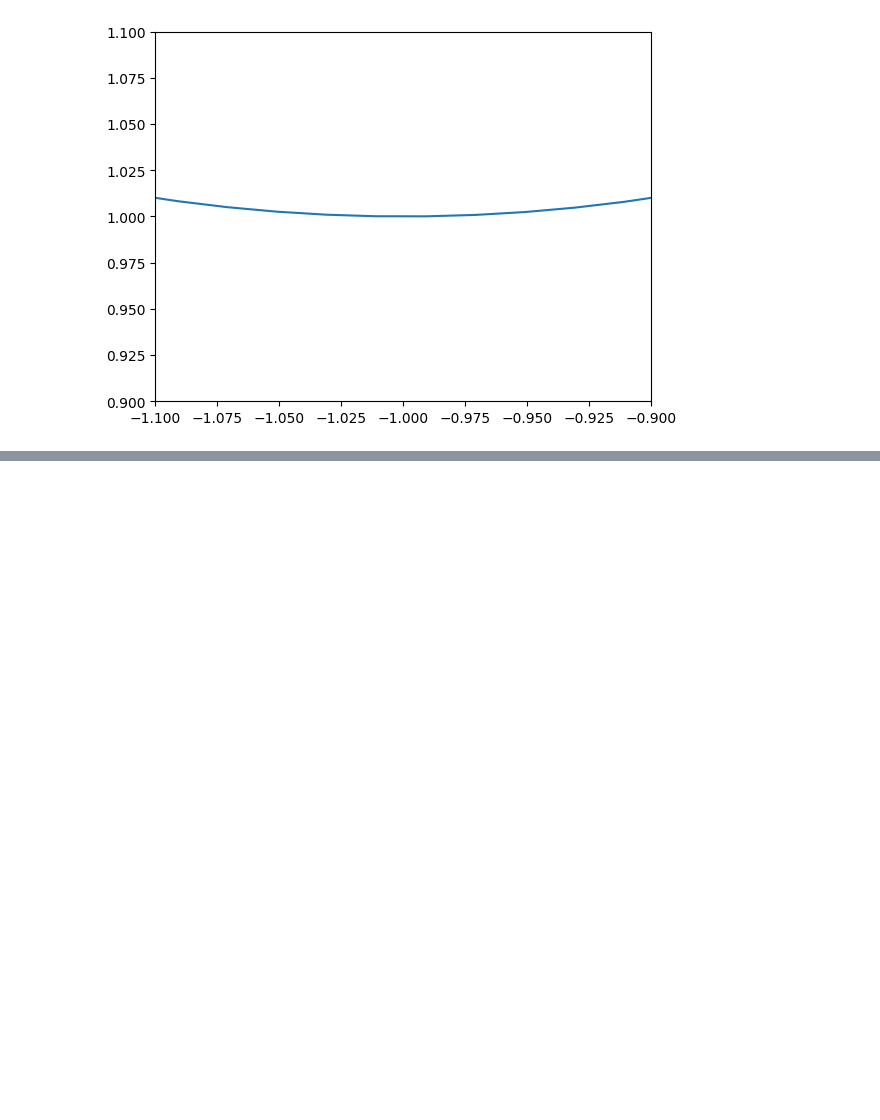
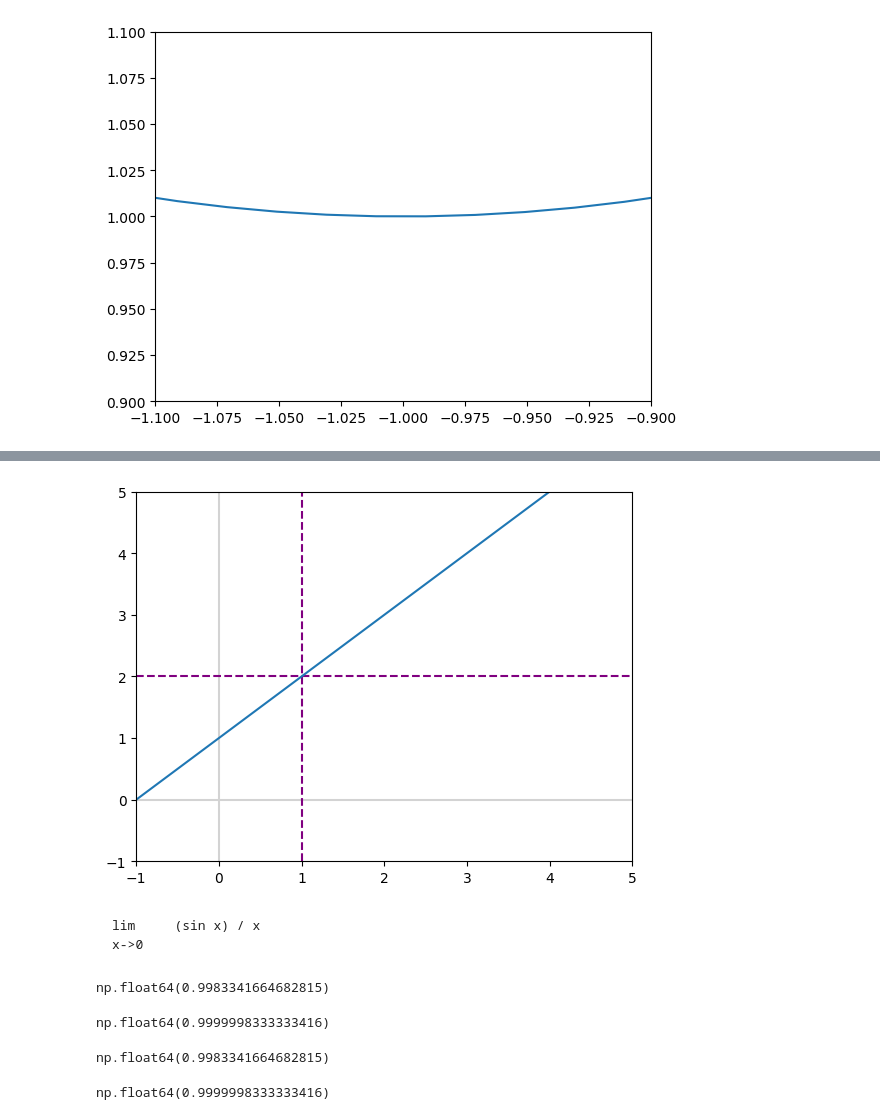
Before and after one commit to Camiloesp/Mathematical-Foundations-of-Machine-Learning, a Jupyter notebook: 50_Limits.ipynb, the cells around one changed output, grey strips where cells are left out. Drawn from its saved outputs; the diff is of its cells as text; code cells hidden in the pictures; blank space fills up the shorter version.

````diff
--- a/50_Limits.ipynb
+++ b/50_Limits.ipynb
@@ -41,0 +62,4 @@ _=ax.plot(x,y)
+# %%
+def my_fxn(my_x):
+    my_y = (my_x**2-1)/(my_x-1)
+    return my_y
@@ -41,0 +89,3 @@ _=ax.plot(x,y)
+# %%
+y = my_fxn(x)
+y
@@ -41,0 +110,16 @@ _=ax.plot(x,y)
+# %%
+fig, ax = plt.subplots()
+plt.axvline(x=0, color='lightgray')
+plt.axhline(y=0, color='lightgray')
+ax.set_xlim(-1,5)
+ax.set_ylim(-1,5)
+plt.axvline(x=1,color='purple',linestyle='--')
+plt.axhline(y=2,color='purple',linestyle='--')
+_=ax.plot(x,y)
+# %% [output]
+[figure, added]
+# %% [markdown]
+```
+lim     (sin x) / x
+x->0
+```
@@ -41,0 +133,16 @@ _=ax.plot(x,y)
+# %%
+sin_fxn(0.1)
+# %% [output]
+np.float64(0.9983341664682815)
+# %%
+sin_fxn(0.001)
+# %% [output]
+np.float64(0.9999998333333416)
+# %%
+sin_fxn(-0.1)
+# %% [output]
+np.float64(0.9983341664682815)
+# %%
+sin_fxn(-0.001)
+# %% [output]
+np.float64(0.9999998333333416)
````
Also changed, not shown: parts of 24 cells of this notebook.
